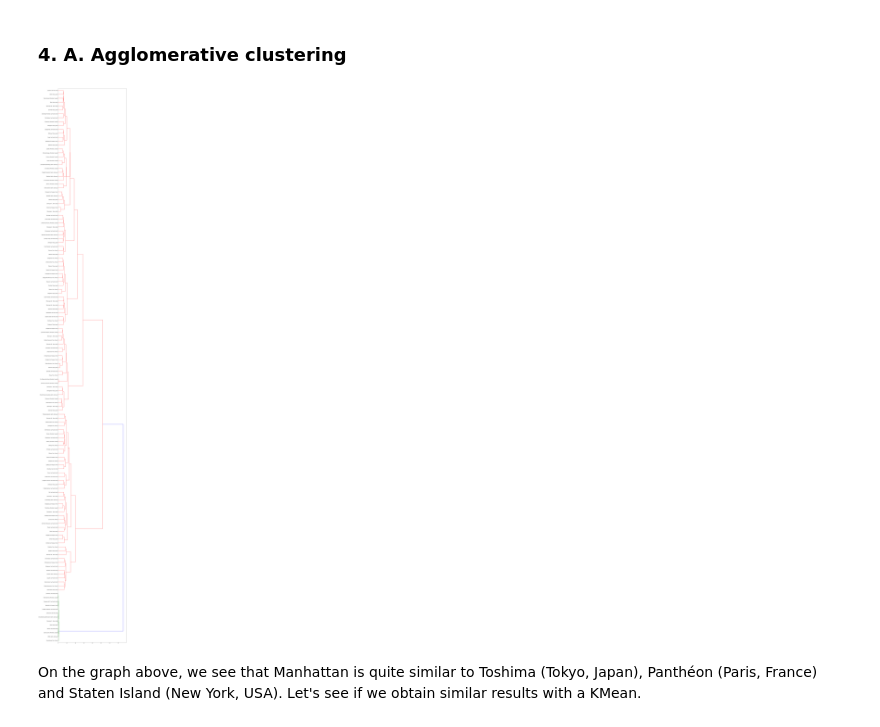
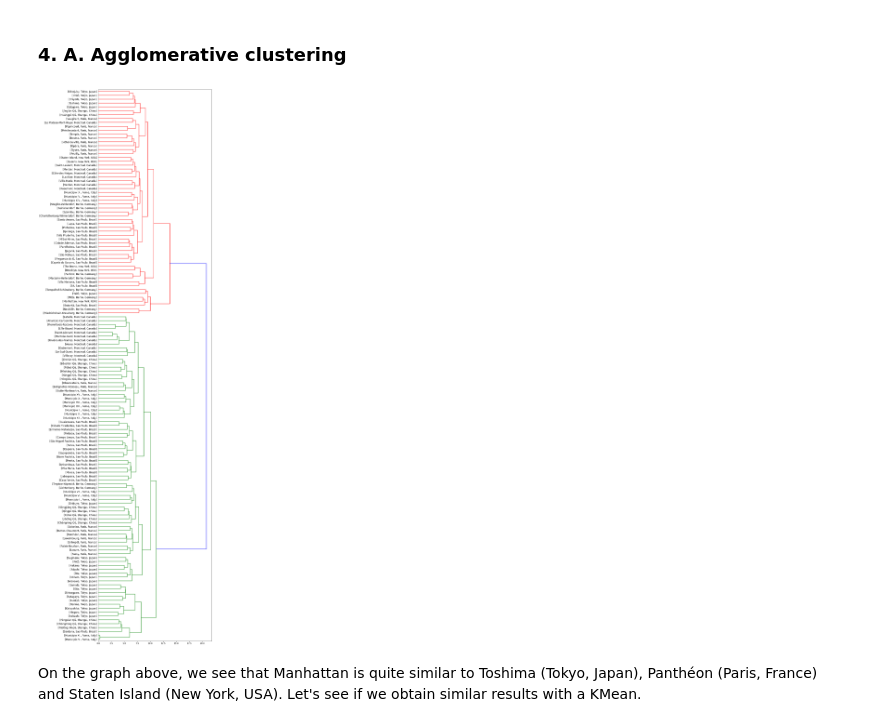
Before and after one commit to Arkhemis/Coursera_Capstone, a Jupyter notebook: SimilarBoroughs.ipynb, the cells around one changed output. Cells and saved outputs as stored; diff of their text form; code cells hidden in the pictures.

```diff
--- a/SimilarBoroughs.ipynb
+++ b/SimilarBoroughs.ipynb
@@ -505,29 +494,30 @@ LIMIT = 100
 # %% [markdown]
 Let's first define some functions that will help us to get the venues.
 # %%
-# This function returns a DataFrame with Venue details
-def getNearbyVenues(names, latitudes, longitudes, LIMIT, llAcc, sortByPopularity):
+def getNearbyVenues(borough, latitudes, longitudes, LIMIT, sortByPopularity, llAcc, ven_num=500):
 
     venues_list=[]
-    for name, lat, lng in zip(names, latitudes, longitudes):
-        # create the API request URL
-        url = 'https://api.foursquare.com/v2/venues/explore?&client_id={}&client_secret={}&v={}&ll={},{}&limit={}&llAcc={}&sortByPopularity={}'.format(
+    for name, lat, lng in zip(borough, latitudes, longitudes):
+        i=0
+        while (i < ven_num+50):
+
+
+            url = 'https://api.foursquare.com/v2/venues/explore?&client_id={}&client_secret={}&v={}&ll={},{}&llAcc={}&offset={}&limit={}&sortByPopularity={}'.format(
             CLIENT_ID,
             CLIENT_SECRET,
             VERSION,
             lat,
             lng,
+            llAcc,
+            i,
             LIMIT,
-            llAcc,
             sortByPopularity)
 
         # make the GET request
-        try:
-          results = requests.get(url).json()["response"]['groups'][0]['items']
-        except: #catch some errors, if there are
-          pass
+            results = requests.get(url).json()['response']['groups'][0]['items']
+
         # return only relevant information for each nearby venue
-        venues_list.append([(
+            venues_list.append([(
             name,
             lat,
             lng,
@@ -535,6 +525,8 @@ def getNearbyVenues(names, latitudes, longitudes, LIMIT, llAcc, sortByPopularity
             v['venue']['location']['lat'],
             v['venue']['location']['lng'],
             v['venue']['categories'][0]['name']) for v in results])
+            i=i+50
+
 
     nearby_venues = pd.DataFrame([item for venue_list in venues_list for item in venue_list])
     nearby_venues.columns = ['Borough',
@@ -544,7 +536,7 @@ def getNearbyVenues(names, latitudes, longitudes, LIMIT, llAcc, sortByPopularity
                   'Venue Latitude',
                   'Venue Longitude',
                   'Venue Category']
-
+    print('Ok')
     return(nearby_venues)
 # %%
 # Returns a DataFrame with top venues based on a threshold
@@ -562,13 +554,13 @@ Next, we first group all of our cities' datasets under one single dataframe. The
 # %%
 #Let's regroup all boroughs
-df_grouped = pd.concat([df_tokyo, df_paris,df_rome,df_berlin, df_montreal, df_nyork, df_shangai, df_spaulo]).reset_index(drop=True)
+df_grouped = pd.concat([df_paris,df_rome,df_berlin, df_montreal, df_nyork, df_spaulo, df_shangai, df_tokyo]).reset_index(drop=True)
 
 # Obtain the venues by borough
 df_venues = getNearbyVenues(df_grouped['Borough'],
                                     df_grouped['Latitude'],
                                     df_grouped['Longitude'],
                                     LIMIT=LIMIT,
-                                    llAcc = 10000, #Accuracy of the coordinates, in meters
+                                    llAcc = 100000, #Accuracy of the coordinates, in meters
                                     sortByPopularity=1) #Only get the most popular venues
 print(df_venues.shape)
-df_venues.head()
+df_venues
@@ -606,30 +614,30 @@ In this part, we will use two clustering approaches: an agglomerative clustering
 # %% [markdown]
 ### 4. A. Agglomerative clustering
 # %%
-features_2 = df_grouped_2.drop(df_grouped_2[["Borough","Population", "Area","city","country", "Longitude", "Latitude"]], axis=1)
+features_2 = df_grouped_2.drop(df_grouped_2[["Borough","Population","Area","city","country", "Longitude", "Latitude"]], axis=1)
 
 #Let's normalize our features
 min_max_scaler = MinMaxScaler()
 X = min_max_scaler.fit_transform(features_2.values)
 
 leng = X.shape[0]
 D = scipy.zeros([leng,leng])
 for i in range(leng):
     for j in range(leng):
         D[i,j] = scipy.spatial.distance.euclidean(X[i], X[j])
 
-Z = linkage(D, 'ward')
-
+Z = linkage(D, 'complete')
 #Function for the dendrogram's labels
 def llf(id):
-    return '[%s, %s, %s]' % (df_grouped['Borough'][id], df_grouped['city'][id], df_grouped['country'][id])
+    return '[%s, %s, %s]' % (df_grouped_2['Borough'][id], df_grouped_2['city'][id], df_grouped_2['country'][id])
 
 #Let's display our dendrogram
-fig = pylab.figure(figsize=(18,150))
-dendro = dendrogram(Z,  leaf_rotation=0, leaf_font_size =12, leaf_label_func=llf, orientation = 'right')
+fig = pylab.figure(figsize=(10,50))
+dendrogram(Z,  leaf_rotation=0, leaf_font_size =12, leaf_label_func=llf, orientation = 'right')
+plt.savefig('books_read.png')
 plt.show()
 # %% [output]
-[figure, old version]
+[figure, new version]
 # %% [markdown]
 On the graph above, we see that Manhattan is quite similar to Toshima (Tokyo, Japan), Panthéon (Paris, France) and Staten Island (New York, USA). Let's see if we obtain similar results with a KMean.
 # %% [markdown]
```
Also changed, not shown: parts of 13 cells of this notebook.
